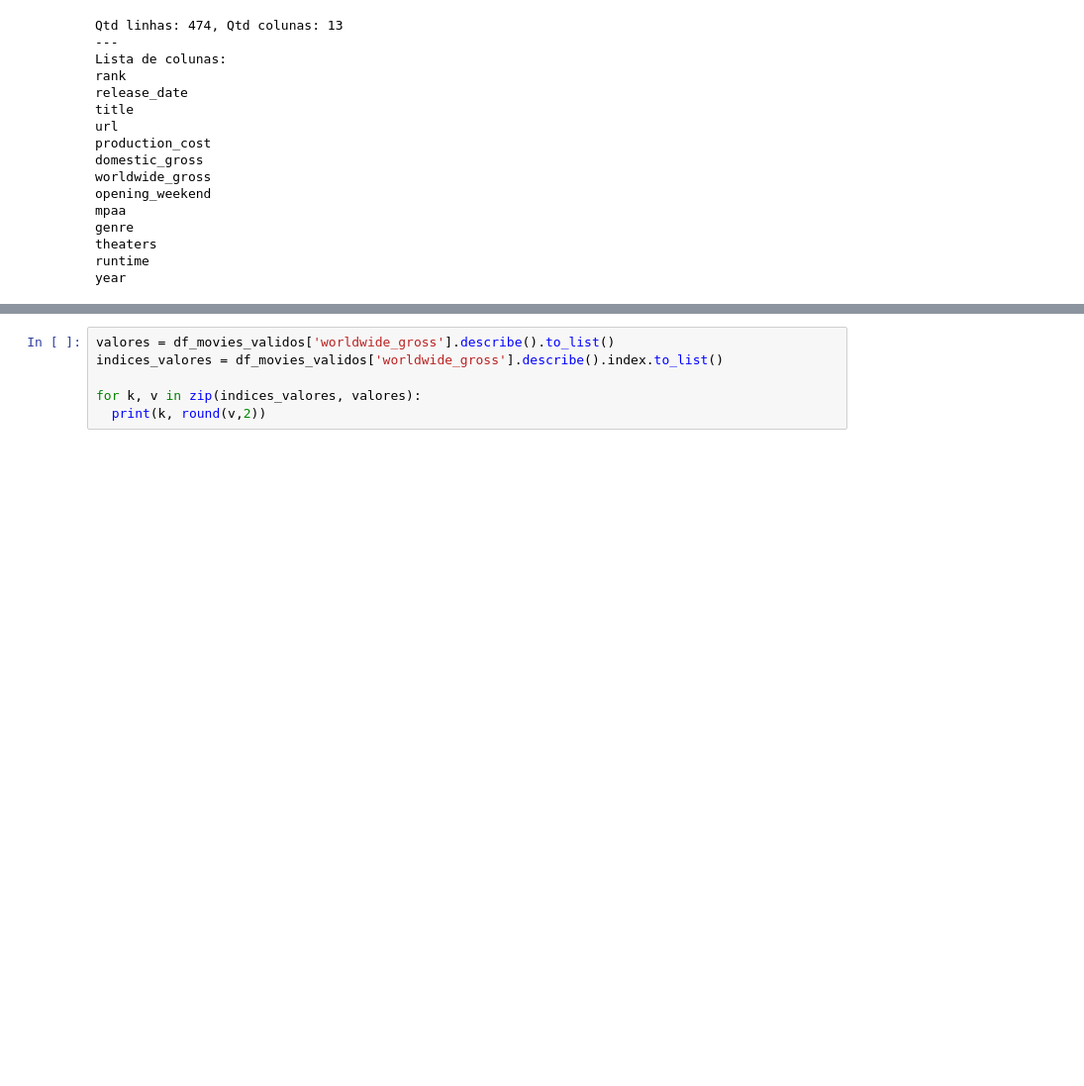
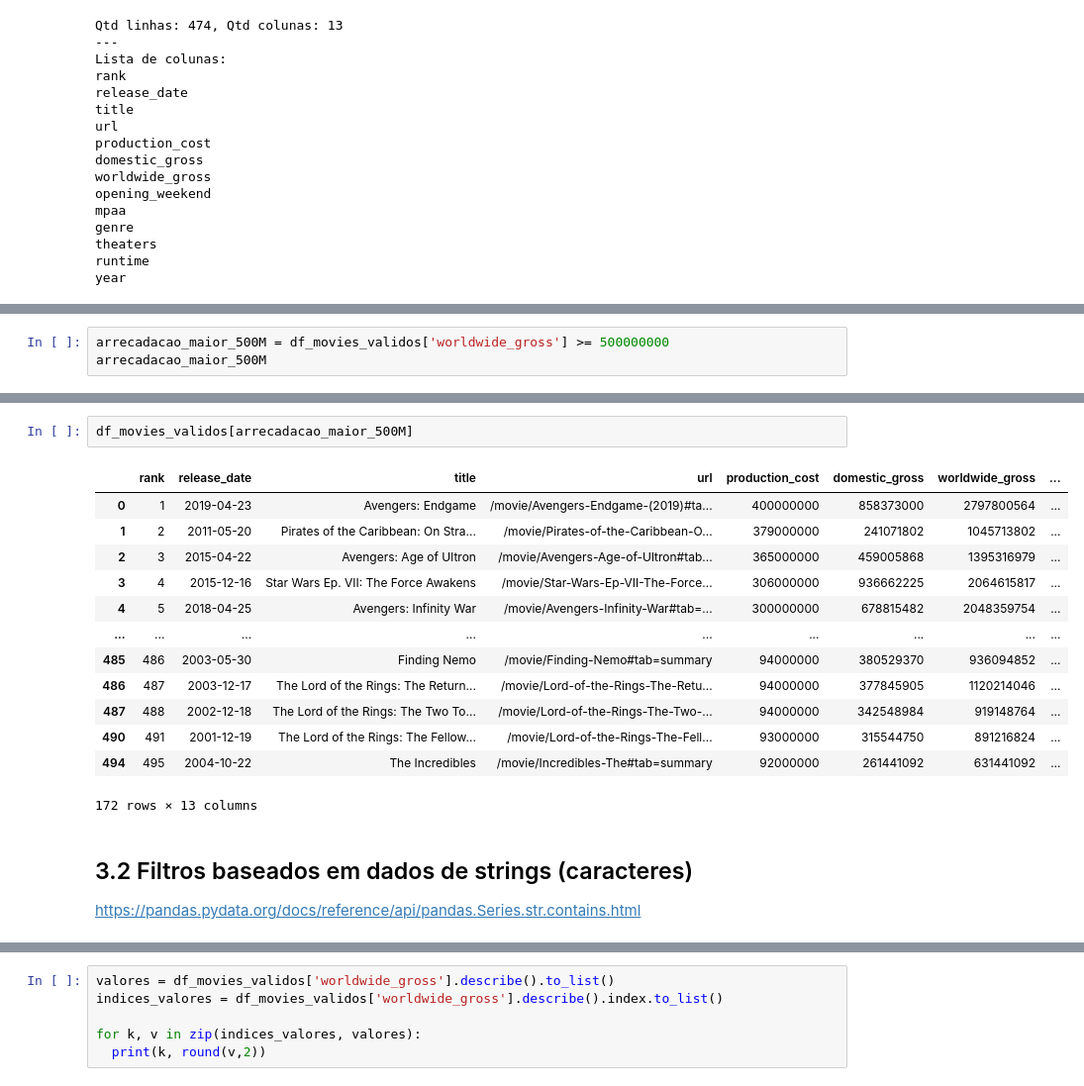
Before and after one commit to armandossrecife/icc, a Jupyter notebook: top_500_movies.ipynb, the cells around one changed output, grey strips where cells are left out. Shown: that part at 99% size. Cells and saved outputs as stored; diff of their text form; blank space fills up the shorter version.

```diff
--- a/top_500_movies.ipynb
+++ b/top_500_movies.ipynb
@@ -299,0 +348,3 @@ year
+# %%
+arrecadacao_maior_500M = df_movies_validos['worldwide_gross'] >= 500000000
+arrecadacao_maior_500M
@@ -299,0 +364,20 @@ year
+# %%
+df_movies_validos[arrecadacao_maior_500M]
+# %% [output]
+|  | rank | release_date | title | url | production_cost | domestic_gross | worldwide_gross | ... |
+| 0 | 1 | 2019-04-23 | Avengers: Endgame | /movie/Avengers-Endgame-(2019)#ta... | 400000000 | 858373000 | 2797800564 | ... |
+| 1 | 2 | 2011-05-20 | Pirates of the Caribbean: On Stra... | /movie/Pirates-of-the-Caribbean-O... | 379000000 | 241071802 | 1045713802 | ... |
+| 2 | 3 | 2015-04-22 | Avengers: Age of Ultron | /movie/Avengers-Age-of-Ultron#tab... | 365000000 | 459005868 | 1395316979 | ... |
+| 3 | 4 | 2015-12-16 | Star Wars Ep. VII: The Force Awakens | /movie/Star-Wars-Ep-VII-The-Force... | 306000000 | 936662225 | 2064615817 | ... |
+| 4 | 5 | 2018-04-25 | Avengers: Infinity War | /movie/Avengers-Infinity-War#tab=... | 300000000 | 678815482 | 2048359754 | ... |
+| ... | ... | ... | ... | ... | ... | ... | ... | ... |
+| 485 | 486 | 2003-05-30 | Finding Nemo | /movie/Finding-Nemo#tab=summary | 94000000 | 380529370 | 936094852 | ... |
+| 486 | 487 | 2003-12-17 | The Lord of the Rings: The Return... | /movie/Lord-of-the-Rings-The-Retu... | 94000000 | 377845905 | 1120214046 | ... |
+| 487 | 488 | 2002-12-18 | The Lord of the Rings: The Two To... | /movie/Lord-of-the-Rings-The-Two-... | 94000000 | 342548984 | 919148764 | ... |
+| 490 | 491 | 2001-12-19 | The Lord of the Rings: The Fellow... | /movie/Lord-of-the-Rings-The-Fell... | 93000000 | 315544750 | 891216824 | ... |
+| 494 | 495 | 2004-10-22 | The Incredibles | /movie/Incredibles-The#tab=summary | 92000000 | 261441092 | 631441092 | ... |
+172 rows × 13 columns
+# %% [markdown]
+## 3.2 Filtros baseados em dados de strings (caracteres)
+
+https://pandas.pydata.org/docs/reference/api/pandas.Series.str.contains.html
```
Also changed, not shown: parts of 51 cells of this notebook.
